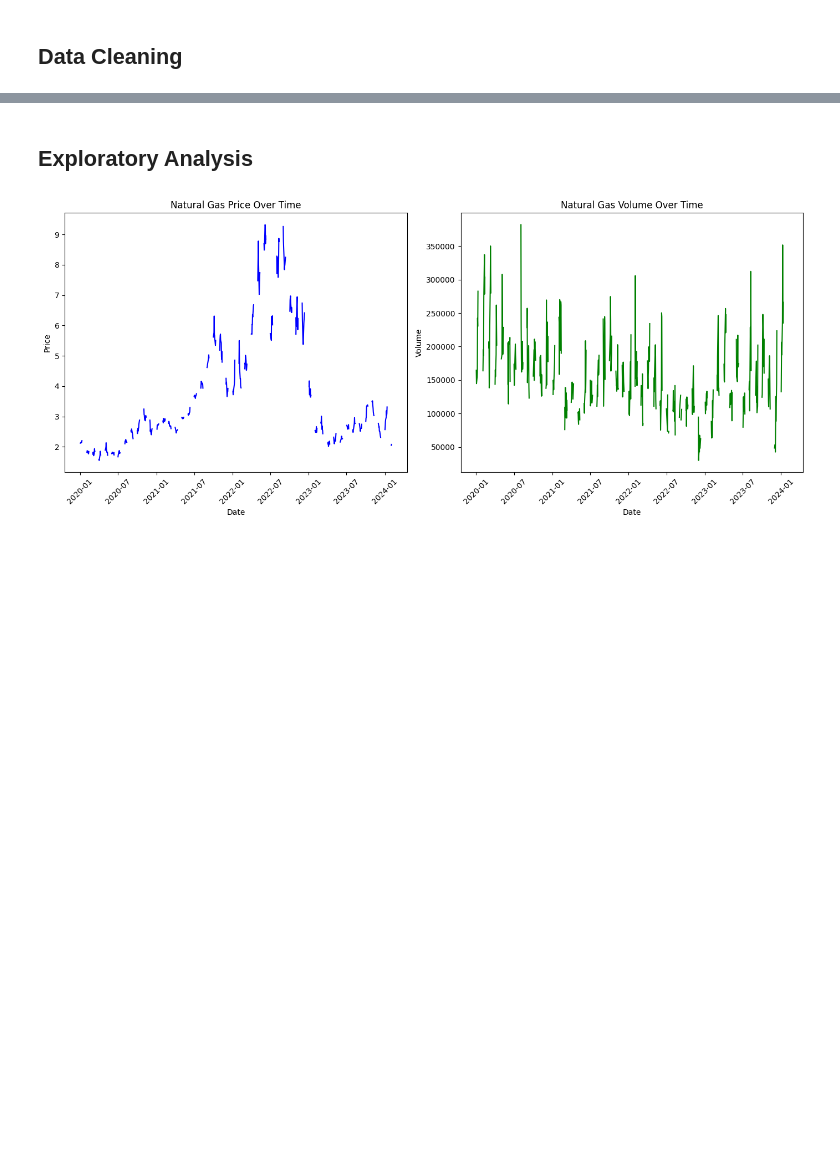
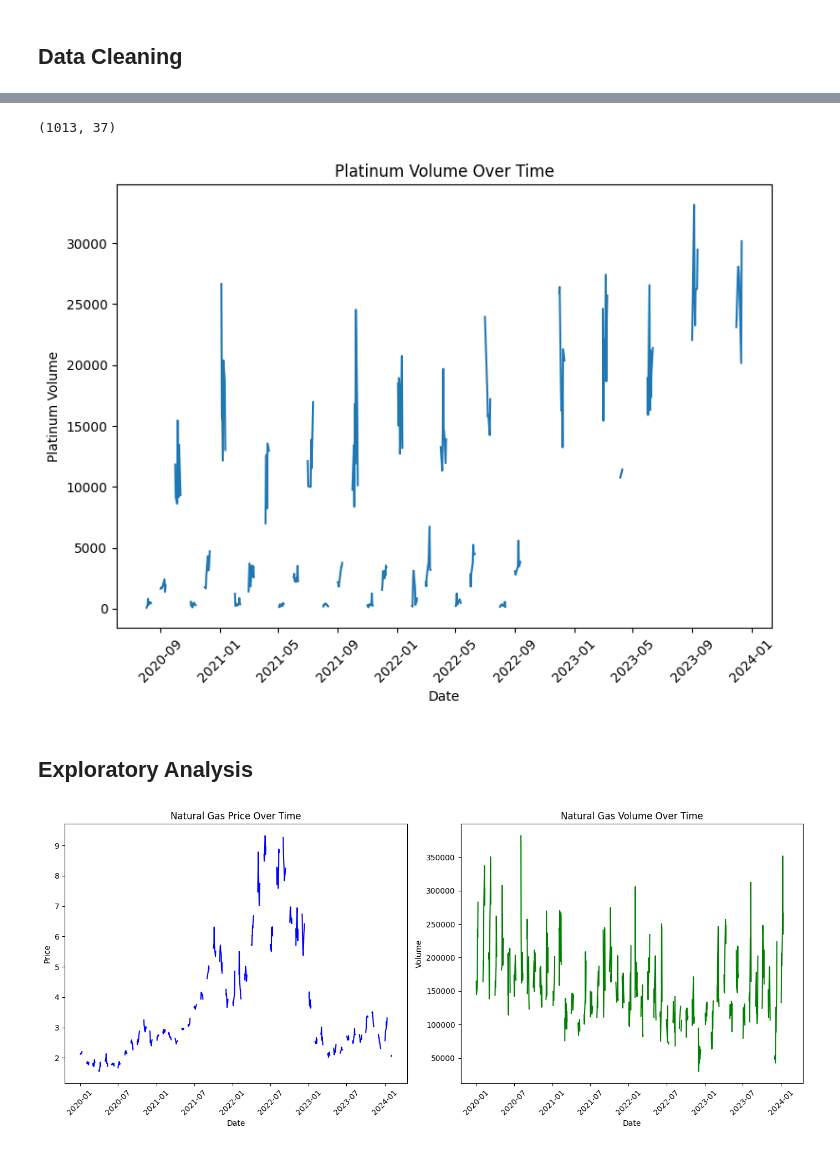
Before and after one commit to alexrpugh/US-Market-Research, a Jupyter notebook: US-Economy-Code.ipynb, the cells around one changed output, grey strips where cells are left out. Cells and saved outputs as stored; diff of their text form; code cells hidden in the pictures; blank space fills up the shorter version.

```diff
--- a/US-Economy-Code.ipynb
+++ b/US-Economy-Code.ipynb
@@ -19,3 +54,22 @@ df = df.replace({',': ''}, regex=True).apply(pd.to_numeric, errors='coerce')
+# %%
+df.shape
+# %% [output]
+(1013, 37)
+# %%
+import matplotlib.pyplot as plt
+
+plt.figure(figsize = (8,6))
+plt.plot(df.index, df['Platinum_Vol.'])
+plt.xlabel('Date')
+plt.ylabel('Platinum Volume')
+plt.title('Platinum Volume Over Time')
+
+# Show the plot
+plt.xticks(rotation=45)
+plt.tight_layout()
+plt.show()
+# %% [output]
+[figure, added]
 # %% [markdown]
 ## Exploratory Analysis
 # %%
```
Also changed, not shown: parts of 9 cells of this notebook.
